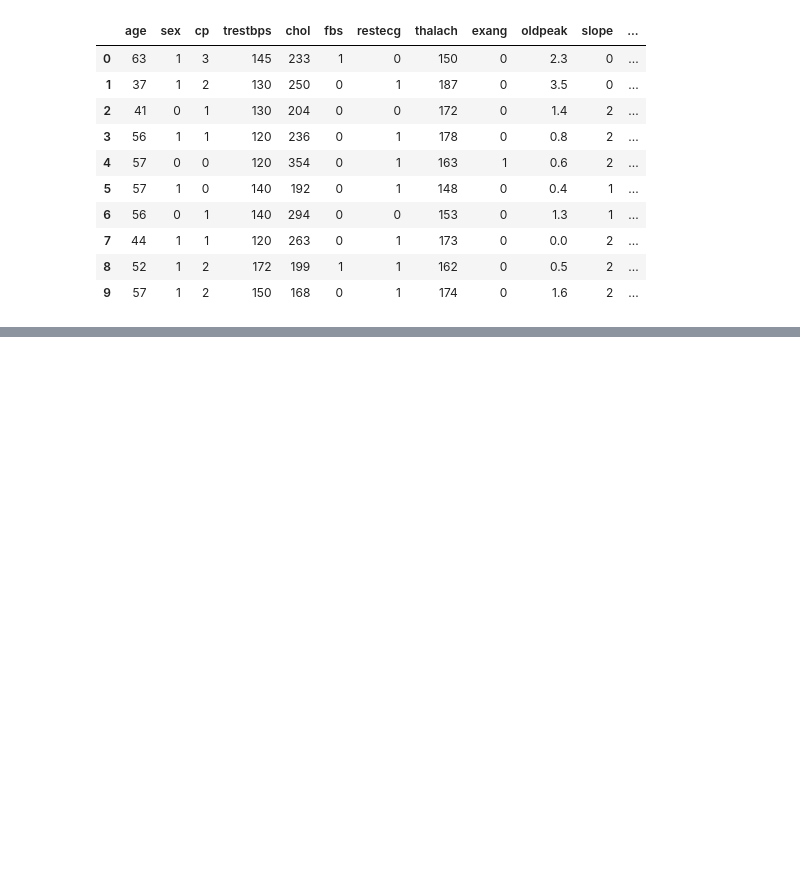
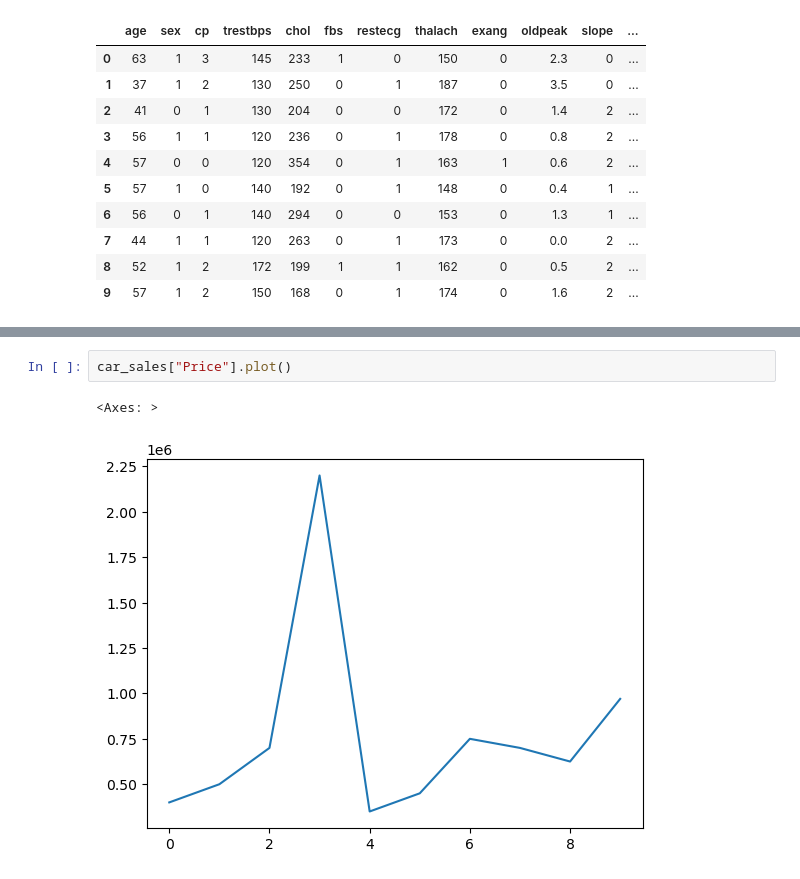
Before and after one commit to jonreygalera/zero-to-mastery-ml, a Jupyter notebook: introduction-to-pandas.ipynb, the cells around one changed output, grey strips where cells are left out. Cells and saved outputs as stored; diff of their text form; blank space fills up the shorter version.

```diff
--- a/introduction-to-pandas.ipynb
+++ b/introduction-to-pandas.ipynb
@@ -102,0 +311,5 @@ data_from_url.head(10)
+# %%
+car_sales["Price"].plot()
+# %% [output]
+<Axes: >
+[figure, added]
```
Also changed, not shown: parts of 32 cells of this notebook, 1 other file.
